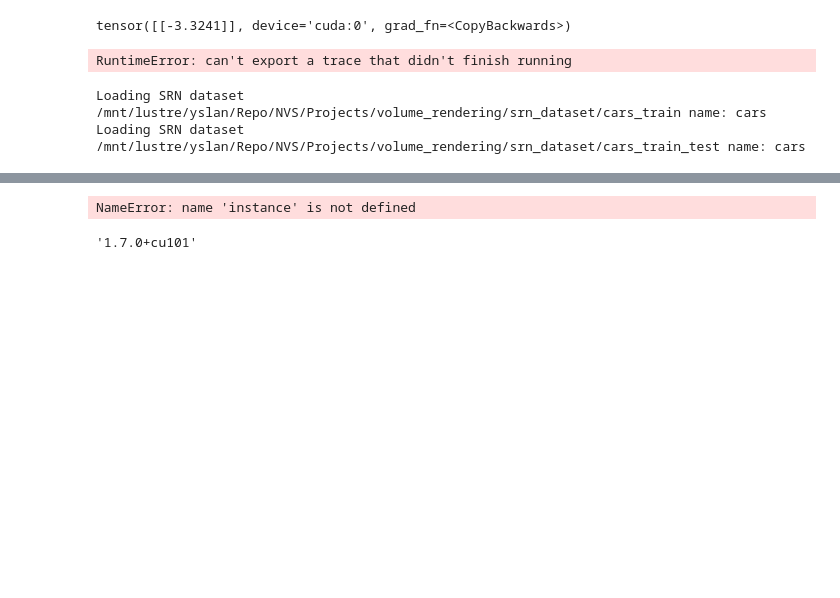
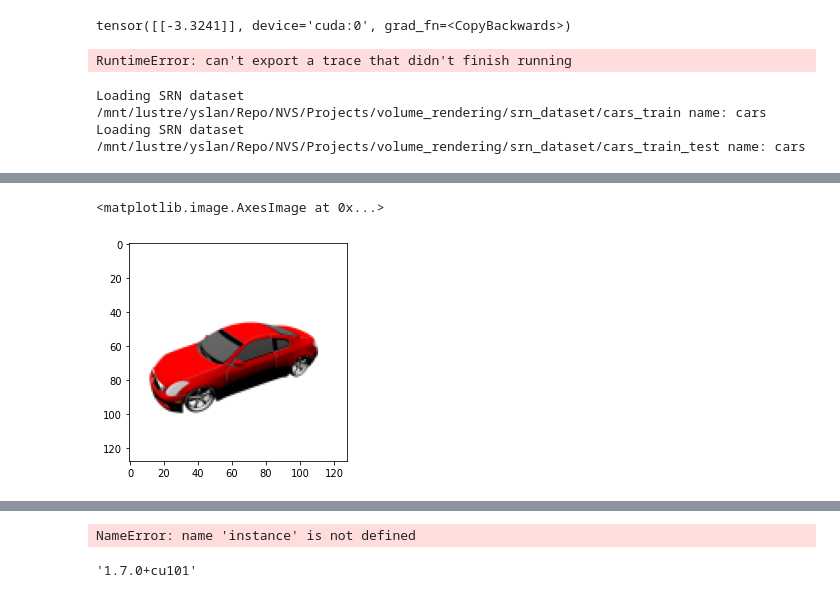
Before and after one commit to NIRVANALAN/nerf-pytorch, a Jupyter notebook: Untitled.ipynb, the cells around one changed output, grey strips where cells are left out. Drawn from its saved outputs; the diff is of its cells as text; code cells hidden in the pictures; blank space fills up the shorter version.

```diff
--- a/Untitled.ipynb
+++ b/Untitled.ipynb
@@ -87,6 +87,9 @@ torch.Size([2, 3, 128, 128])
 # %%
 import matplotlib.pyplot as plt
 
-plt.imshow(input_views[0].permute(1, 2, 0)  ) # put channel as last dim
+plt.imshow(input_views[0]  ) # put channel as last dim
+# %% [output]
+<matplotlib.image.AxesImage at 0x...>
+[figure, added]
 # %%
 instance[0]['poses'][0,...]
```
Also changed, not shown: parts of 53 cells of this notebook, 11 other files.
